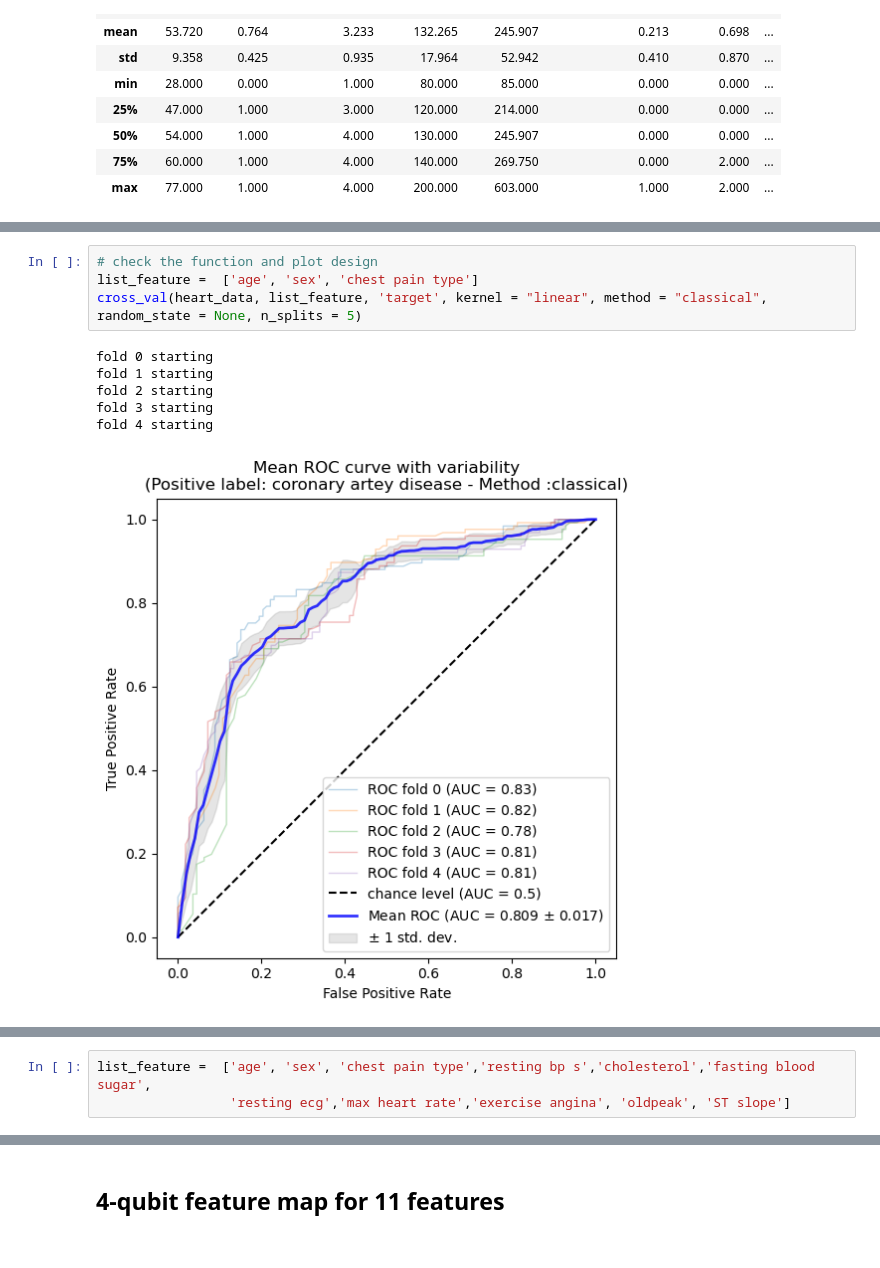
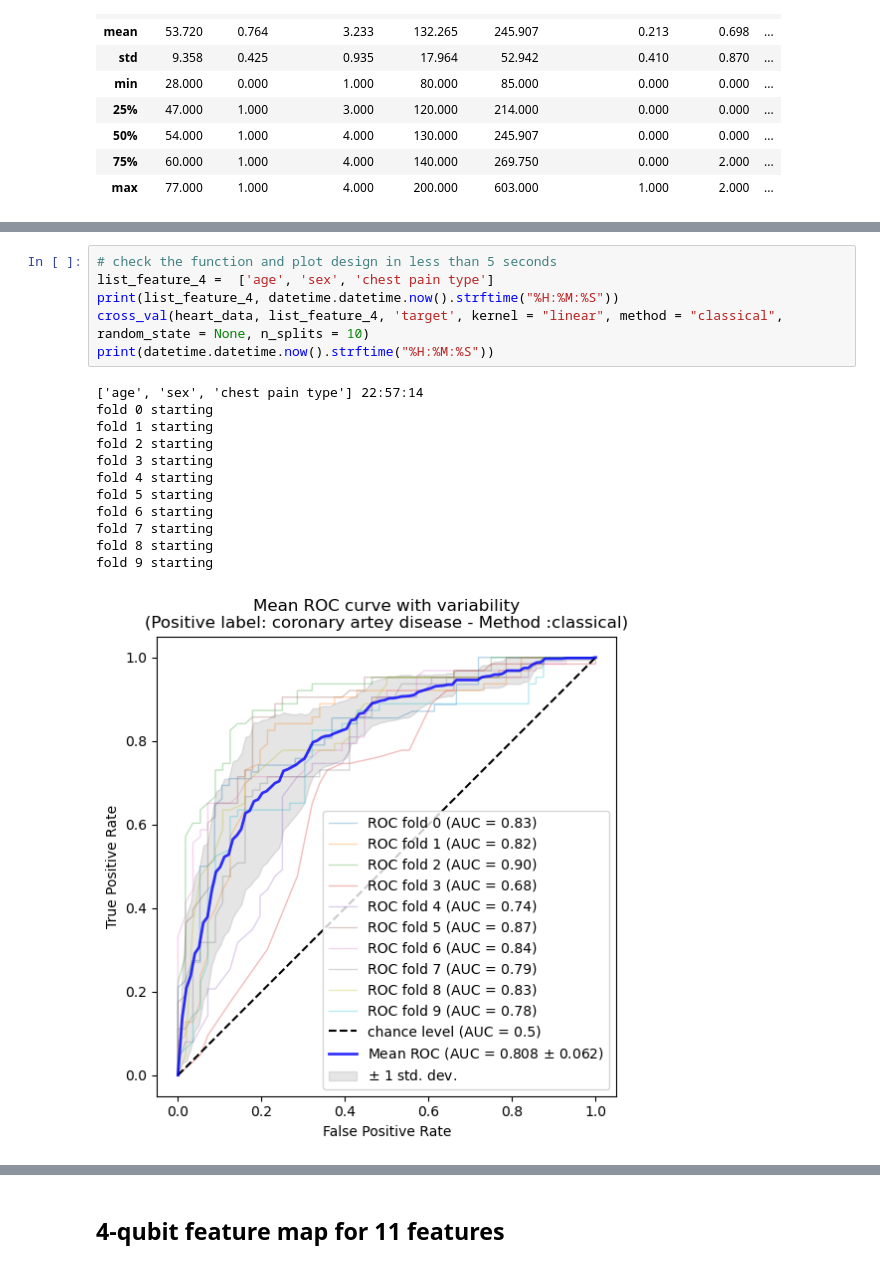
Before and after one commit to pdc-quantum/qml-cad, a Jupyter notebook: CAD_quantum_k_fold_cross_validation.ipynb, the cells around one changed output, grey strips where cells are left out. Drawn from its saved outputs; the diff is of its cells as text.

```diff
--- a/CAD_quantum_k_fold_cross_validation.ipynb
+++ b/CAD_quantum_k_fold_cross_validation.ipynb
@@ -254,11 +238,19 @@ def cross_val(data_frame, feature_list, condition, kernel, method , random_state
 # %%
-# check the function and plot design
-list_feature =  ['age', 'sex', 'chest pain type']
-cross_val(heart_data, list_feature, 'target', kernel = "linear", method = "classical", random_state = None, n_splits = 5)
+# check the function and plot design in less than 5 seconds
+list_feature_4 =  ['age', 'sex', 'chest pain type']
+print(list_feature_4, datetime.datetime.now().strftime("%H:%M:%S"))
+cross_val(heart_data, list_feature_4, 'target', kernel = "linear", method = "classical", random_state = None, n_splits = 10)
+print(datetime.datetime.now().strftime("%H:%M:%S"))
 # %% [output]
+['age', 'sex', 'chest pain type'] 22:57:14
 fold 0 starting
 fold 1 starting
 fold 2 starting
 fold 3 starting
 fold 4 starting
+fold 5 starting
+fold 6 starting
+fold 7 starting
+fold 8 starting
+fold 9 starting
-[figure, old version]
+[figure, new version]
@@ -265,3 +257,0 @@ fold 4 starting
-# %%
-list_feature =  ['age', 'sex', 'chest pain type','resting bp s','cholesterol','fasting blood sugar',
-                 'resting ecg','max heart rate','exercise angina', 'oldpeak', 'ST slope']
```
Also changed, not shown: parts of 55 cells of this notebook.
